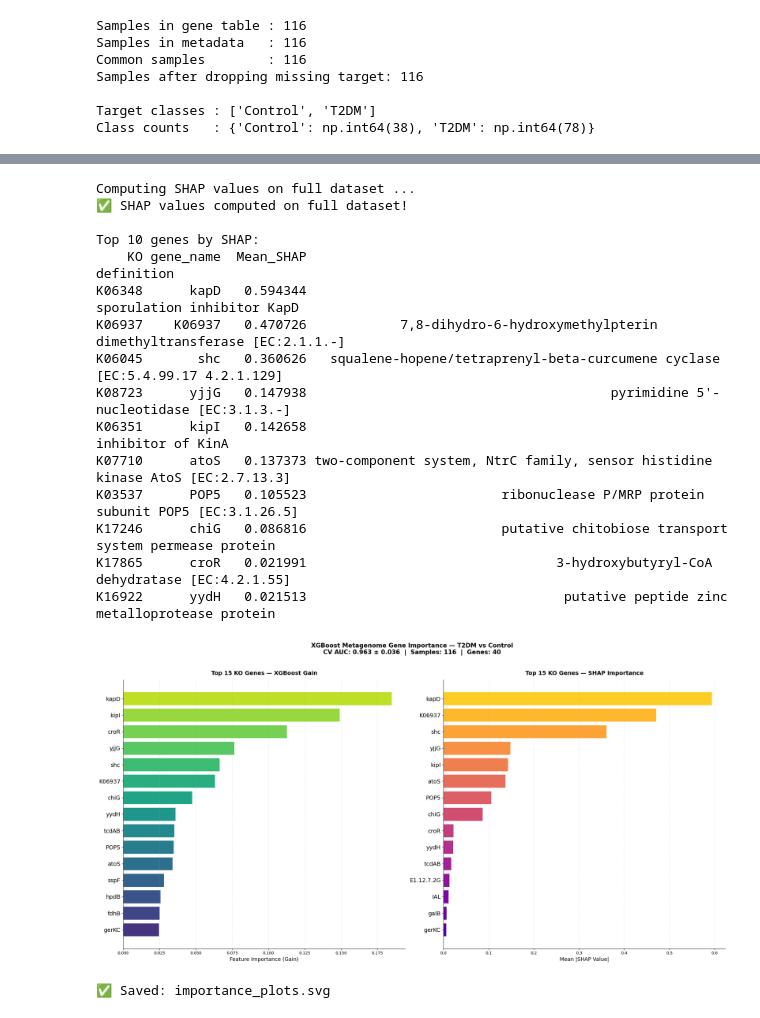
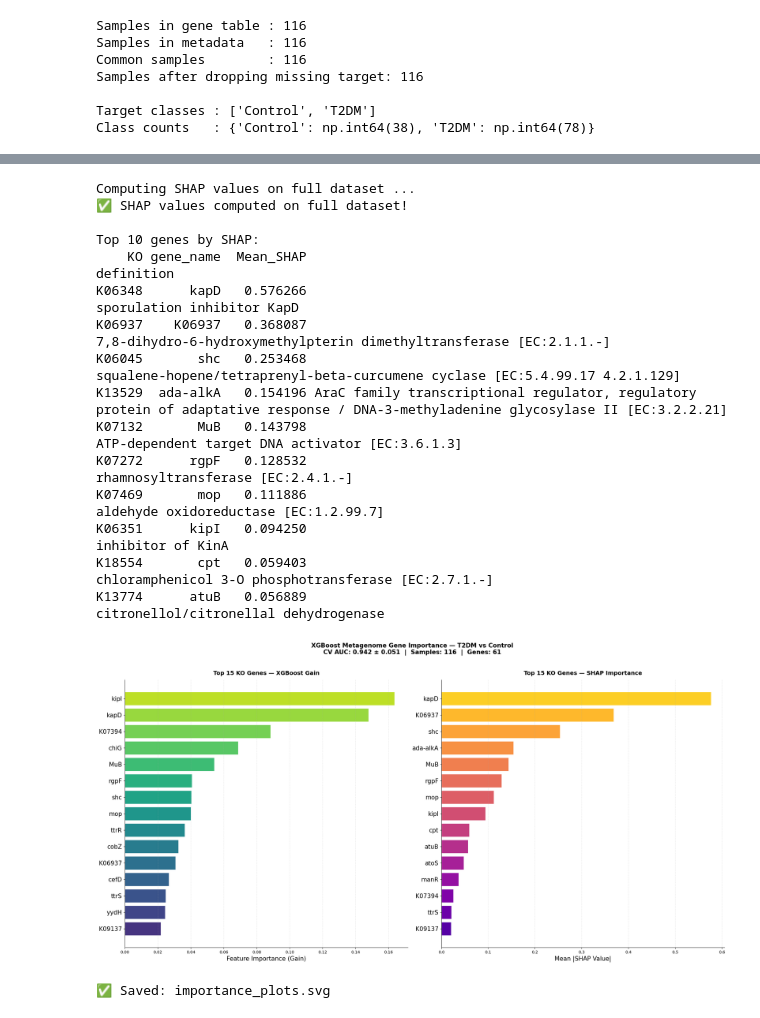
Before and after one commit to nibaskumar93n-debug/Morphoinformatics, a Jupyter notebook: Key_gene_selection_nested_repeatedkfold_SHAP.ipynb, the cells around one changed output, grey strips where cells are left out. Drawn from its saved outputs; the diff is of its cells as text; code cells hidden in the pictures.

```diff
--- a/Key_gene_selection_nested_repeatedkfold_SHAP.ipynb
+++ b/Key_gene_selection_nested_repeatedkfold_SHAP.ipynb
@@ -10,7 +10,7 @@ print("✅ All packages installed!")
 # %% [output]
 ✅ All packages installed!
 # %%
-DESCRIP_FILE  = 'matched_ko_full_rows.csv'
+DESCRIP_FILE  = 'matched_ko_full_rows_4.csv'
 METADATA_FILE = 'metadata.tsv'
 
 print('✅ Files ready:')
@@ -350,54 +350,54 @@ Computing SHAP values on full dataset ...
 ✅ SHAP values computed on full dataset!
 
 Top 10 genes by SHAP:
-    KO gene_name  Mean_SHAP                                                                    definition
-K06348      kapD   0.594344                                                    sporulation inhibitor KapD
-K06937    K06937   0.470726            7,8-dihydro-6-hydroxymethylpterin dimethyltransferase [EC:2.1.1.-]
-K06045       shc   0.360626   squalene-hopene/tetraprenyl-beta-curcumene cyclase [EC:5.4.99.17 4.2.1.129]
-K08723      yjjG   0.147938                                       pyrimidine 5'-nucleotidase [EC:3.1.3.-]
-K06351      kipI   0.142658                                                             inhibitor of KinA
-K07710      atoS   0.137373 two-component system, NtrC family, sensor histidine kinase AtoS [EC:2.7.13.3]
-K03537      POP5   0.105523                         ribonuclease P/MRP protein subunit POP5 [EC:3.1.26.5]
-K17246      chiG   0.086816                         putative chitobiose transport system permease protein
-K17865      croR   0.021991                                3-hydroxybutyryl-CoA dehydratase [EC:4.2.1.55]
-K16922      yydH   0.021513                                 putative peptide zinc metalloprotease protein
+    KO gene_name  Mean_SHAP                                                                                                                          definition
+K06348      kapD   0.576266                                                                                                          sporulation inhibitor KapD
+K06937    K06937   0.368087                                                                  7,8-dihydro-6-hydroxymethylpterin dimethyltransferase [EC:2.1.1.-]
+K06045       shc   0.253468                                                         squalene-hopene/tetraprenyl-beta-curcumene cyclase [EC:5.4.99.17 4.2.1.129]
+K13529  ada-alkA   0.154196 AraC family transcriptional regulator, regulatory protein of adaptative response / DNA-3-methyladenine glycosylase II [EC:3.2.2.21]
+K07132       MuB   0.143798                                                                                     ATP-dependent target DNA activator [EC:3.6.1.3]
+K07272      rgpF   0.128532                                                                                                   rhamnosyltransferase [EC:2.4.1.-]
+K07469       mop   0.111886                                                                                               aldehyde oxidoreductase [EC:1.2.99.7]
+K06351      kipI   0.094250                                                                                                                   inhibitor of KinA
+K18554       cpt   0.059403                                                                                 chloramphenicol 3-O phosphotransferase [EC:2.7.1.-]
+K13774      atuB   0.056889                                                                                               citronellol/citronellal dehydrogenase
 # %%
 fig, axes = plt.subplots(1, 2, figsize=(22, 11))
 
 top_imp = importance_df.head(TOP_N).sort_values("Importance")
 cmap_a  = plt.cm.viridis(np.linspace(0.15, 0.9, len(top_imp)))
 axes[0].barh(top_imp["Label"], top_imp["Importance"],
              color=cmap_a, edgecolor="white", linewidth=0.5)
-axes[0].set_xlabel("Feature Importance (Gain)", fontsize=13)
+axes[0].set_xlabel("Feature Importance (Gain)", fontsize=15)
 axes[0].set_title(f"Top {TOP_N} KO Genes — XGBoost Gain",
                   fontsize=14, fontweight="bold", pad=12)
-axes[0].tick_params(axis="y", labelsize=14)
+axes[0].tick_params(axis="y", labelsize=15)
 axes[0].grid(axis="x", alpha=0.3, linestyle="--")
 axes[0].spines[["top","right"]].set_visible(False)
 
 top_shap = shap_df.head(TOP_N).sort_values("Mean_SHAP")
 cmap_b   = plt.cm.plasma(np.linspace(0.15, 0.9, len(top_shap)))
 axes[1].barh(top_shap["Label"], top_shap["Mean_SHAP"],
              color=cmap_b, edgecolor="white", linewidth=0.5)
-axes[1].set_xlabel("Mean |SHAP Value|", fontsize=13)
+axes[1].set_xlabel("Mean |SHAP Value|", fontsize=15)
 axes[1].set_title(f"Top {TOP_N} KO Genes — SHAP Importance",
                   fontsize=14, fontweight="bold", pad=12)
-axes[1].tick_params(axis="y", labelsize=14)
+axes[1].tick_params(axis="y", labelsize=15)
 axes[1].grid(axis="x", alpha=0.3, linestyle="--")
 axes[1].spines[["top","right"]].set_visible(False)
 
 plt.suptitle(
     f"XGBoost Metagenome Gene Importance — T2DM vs Control\n"
     f"CV AUC: {cv_scores.mean():.3f} ± {cv_scores.std():.3f}  |  "
     f"Samples: {len(X)}  |  Genes: {len(feature_names)}",
     fontsize=15, fontweight="bold", y=1.02
 )
 plt.tight_layout()
 plt.savefig("importance_plots.svg", dpi=300, bbox_inches="tight")
 plt.show()
 print("✅ Saved: importance_plots.svg")
 # %% [output]
-[figure, old version]
+[figure, new version]
 ✅ Saved: importance_plots.svg
 # %%
 top_fids   = shap_df.head(TOP_N)["KO"].tolist()
```
Also changed, not shown: parts of 12 cells of this notebook.
